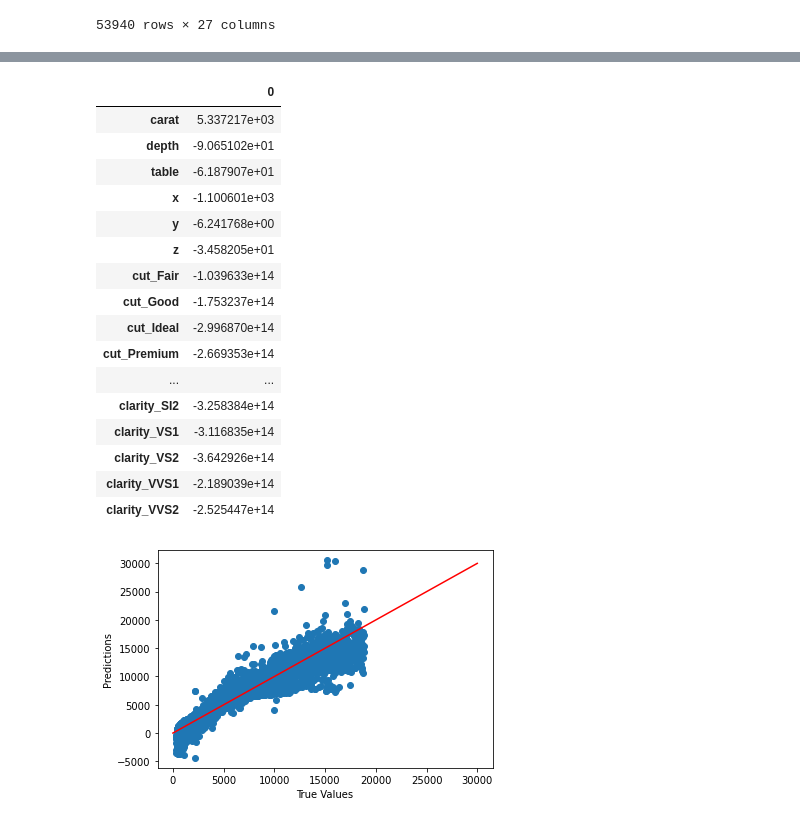
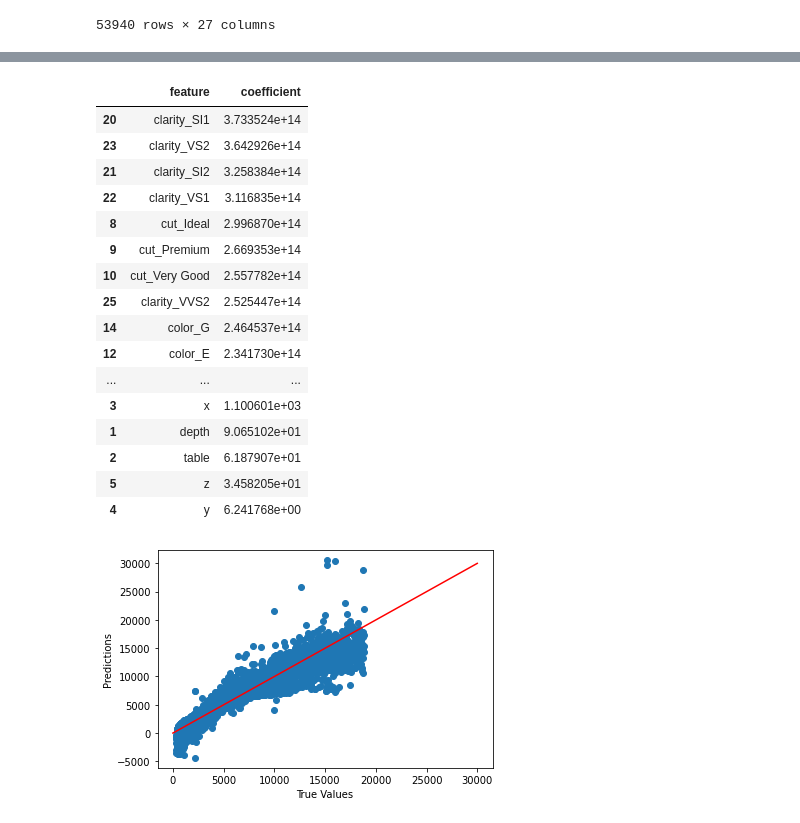
Before and after one commit to whats2000/coding-stuff-I-make-from-learning, a Jupyter notebook: Pythons/others/Team Project/project.ipynb, the cells around one changed output, grey strips where cells are left out. Saved outputs shown, nothing was run; the diff lists cells and outputs as text; code cells hidden in the pictures.

```diff
--- a/Pythons/others/Team Project/project.ipynb
+++ b/Pythons/others/Team Project/project.ipynb
@@ -70,23 +72,25 @@ print(model.coef_)
-# %%
-pd.DataFrame(model.coef_, index=df_encoded.drop('price', axis=1).columns)
-# %% [output]
-|  | 0 |
-| carat | 5.337217e+03 |
-| depth | -9.065102e+01 |
-| table | -6.187907e+01 |
-| x | -1.100601e+03 |
-| y | -6.241768e+00 |
-| z | -3.458205e+01 |
-| cut_Fair | -1.039633e+14 |
-| cut_Good | -1.753237e+14 |
-| cut_Ideal | -2.996870e+14 |
-| cut_Premium | -2.669353e+14 |
-| ... | ... |
-| clarity_SI2 | -3.258384e+14 |
-| clarity_VS1 | -3.116835e+14 |
-| clarity_VS2 | -3.642926e+14 |
-| clarity_VVS1 | -2.189039e+14 |
-| clarity_VVS2 | -2.525447e+14 |
+# %%
+# 輸出迴歸係數，找出影響最大的要素
+coef = pd.DataFrame({'feature': X_train.columns, 'coefficient': abs(model.coef_)}).sort_values(by='coefficient', ascending=False)
+coef
+# %% [output]
+|  | feature | coefficient |
+| 20 | clarity_SI1 | 3.733524e+14 |
+| 23 | clarity_VS2 | 3.642926e+14 |
+| 21 | clarity_SI2 | 3.258384e+14 |
+| 22 | clarity_VS1 | 3.116835e+14 |
+| 8 | cut_Ideal | 2.996870e+14 |
+| 9 | cut_Premium | 2.669353e+14 |
+| 10 | cut_Very Good | 2.557782e+14 |
+| 25 | clarity_VVS2 | 2.525447e+14 |
+| 14 | color_G | 2.464537e+14 |
+| 12 | color_E | 2.341730e+14 |
+| ... | ... | ... |
+| 3 | x | 1.100601e+03 |
+| 1 | depth | 9.065102e+01 |
+| 2 | table | 6.187907e+01 |
+| 5 | z | 3.458205e+01 |
+| 4 | y | 6.241768e+00 |
 # %%
 # 用模型進行預測
 y_pred = model.predict(X_test_scaled)
```
Also changed, not shown: parts of 1 cell of this notebook.
